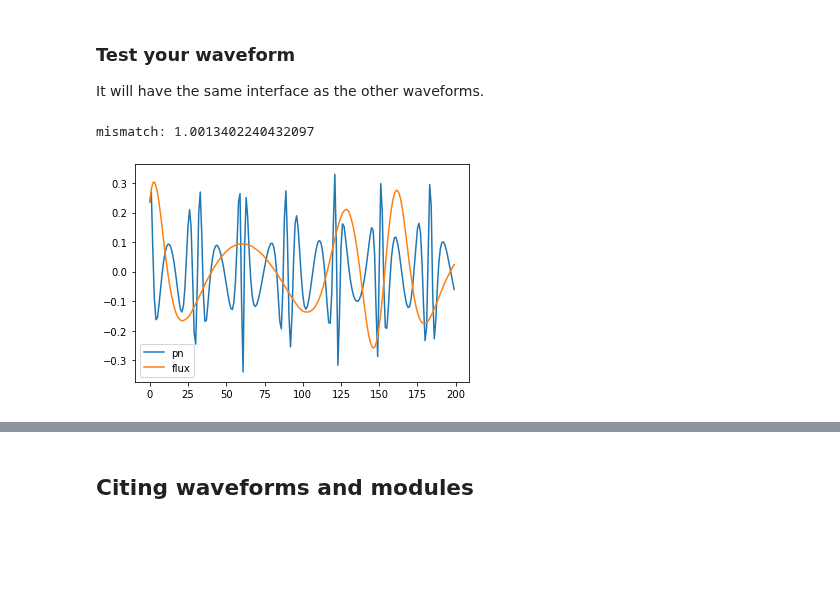
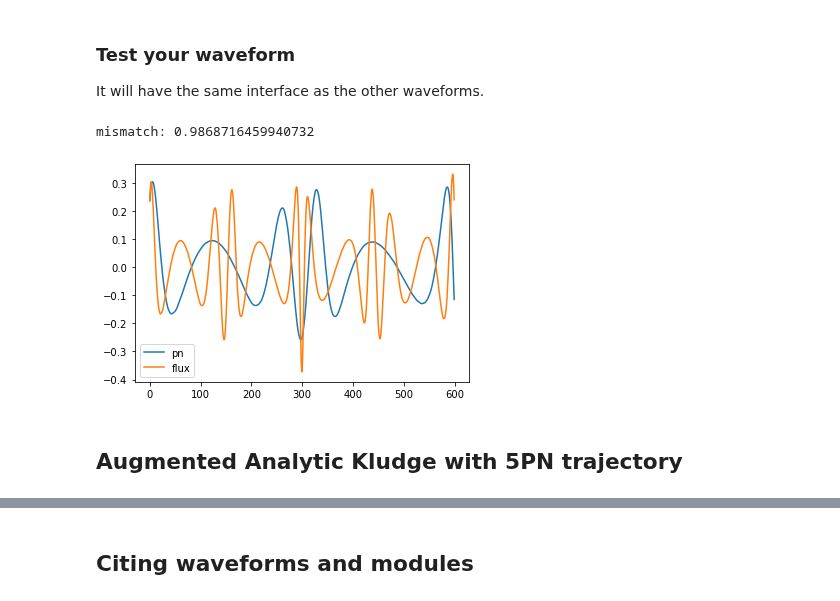
Before and after one commit to BlackHolePerturbationToolkit/FastEMRIWaveforms, a Jupyter notebook: docs/doctrees/nbsphinx/tutorial/SchwarzschildEccentricWaveform_intro.ipynb, the cells around one changed output, grey strips where cells are left out. Drawn from its saved outputs; the diff is of its cells as text; code cells hidden in the pictures; blank space fills up the shorter version.

```diff
--- a/docs/doctrees/nbsphinx/tutorial/SchwarzschildEccentricWaveform_intro.ipynb
+++ b/docs/doctrees/nbsphinx/tutorial/SchwarzschildEccentricWaveform_intro.ipynb
@@ -254,7 +258,7 @@ plt.subplots_adjust(wspace=0.3)
 fig.set_size_inches(14, 8)
 axes = axes.ravel()
 
-ylabels = [r'$e$', r'$p$', r'$e$', r'$\Phi_\phi$', r'$\Phi_\theta$', r'$\Phi_r$']
+ylabels = [r'$e$', r'$p$', r'$e$', r'$\Phi_\phi$', r'$\Phi_r$', r'Flux']
 xlabels = [r'$p$', r'$t$', r'$t$', r'$t$', r'$t$', r'$t$', r'$t$', r'$t$']
 ys = [e, p, e, Phi_phi, Phi_r, flux]
 xs = [p, t, t, t, t, t]
@@ -723,0 +734,13 @@ Mismatch: 2.220446049250313e-16
+# %%
+a = 0.5
+
+num = 10
+p = np.linspace(8.0, 10.0, num)
+e = np.linspace(0.2, 0.4, num)
+Y = np.linspace(0.3, 0.4, num)
+
+OmegaPhi, OmegaTheta, OmegaR = get_fundamental_frequencies(a, p, e, Y)
+
+out = np.array([p, e, Y, OmegaPhi, OmegaTheta, OmegaR]).T
+print('p\t\te\t\tY\tOmegaPhi\tOmegaTheta\tOmegaR')
+print(out)
@@ -723,0 +763,12 @@ Mismatch: 2.220446049250313e-16
+# %%
+a = 0.5
+
+num = 10
+e = np.linspace(0.2, 0.4, num)
+Y = np.linspace(0.3, 0.4, num)
+
+p_sep = get_separatrix(a, e, Y)
+
+out = np.array([e, Y, p_sep]).T
+print('e\t\tY\tseparatrix')
+print(out)
@@ -790,8 +853,8 @@ class PN:
 
 
         # perform elliptic calculations
-        EllipE 	= ellipe(4*e/(p-6.0+2*e))
-        EllipK 	= ellipk(4*e/(p-6.0+2*e))
+        EllipE = ellipe(4*e/(p-6.0+2*e))
+        EllipK = ellipk(4*e/(p-6.0+2*e))
         EllipPi1 = ellippi(16*e/(12.0 + 8*e - 4*e*e - 8*p + p*p), 4*e/(p-6.0+2*e))
         EllipPi2 = ellippi(2*e*(p-4)/((1.0+e)*(p-6.0+2*e)), 4*e/(p-6.0+2*e))
 
@@ -848,6 +911,10 @@ class PnTrajectory(TrajectoryBase):
 
         t_out, p_out, e_out = [], [], []
         Phi_phi_out, Phi_r_out = [], []
+        p_out.append(p0)
+        e_out.append(e0)
+        Phi_phi_out.append(0.0)
+        Phi_r_out.append(0.0)
 
         # run the integrator down to T or separatrix
         run = True
@@ -959,12 +1030,14 @@ dt = 15.0
 wave1 = test(M, mu, p0, e0, theta, phi, dt=dt, T=T)
 
 wave2 = few(M, mu, p0, e0, theta, phi, dt=dt, T=T, )
-
-plt.plot(wave1.real[:200], label='pn')
-plt.plot(wave2.real[:200], label='flux')
-plt.legend()
-print('mismatch:', get_mismatch(wave1, wave2))
-plt.savefig('pn_vs_flux.pdf', dpi=200)
-# %% [output]
-mismatch: 1.0013402240432097
-[figure, removed]
+# %%
+plt.plot(wave1.real[:600], label='pn')
+plt.plot(wave2.real[:600], label='flux')
+plt.legend()
+print('mismatch:', get_mismatch(wave1, wave2))
+plt.savefig('pn_vs_flux.pdf', dpi=200)
+# %% [output]
+mismatch: 0.9868716459940732
+[figure, added]
+# %% [markdown]
+## Augmented Analytic Kludge with 5PN trajectory
```
Also changed, not shown: parts of 36 cells of this notebook, 42 other files.
